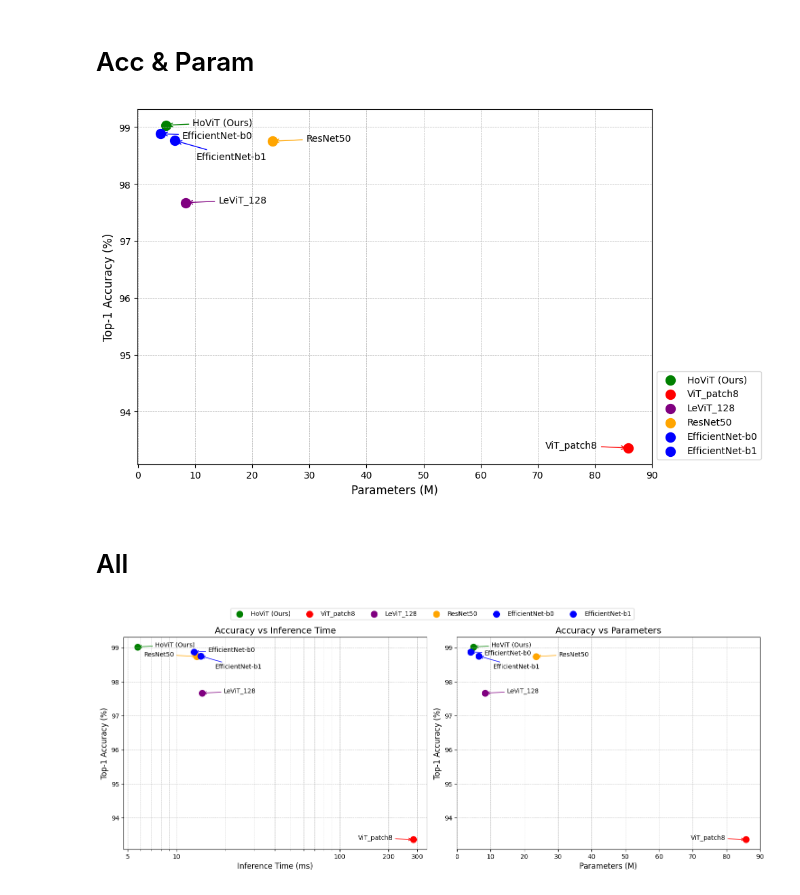
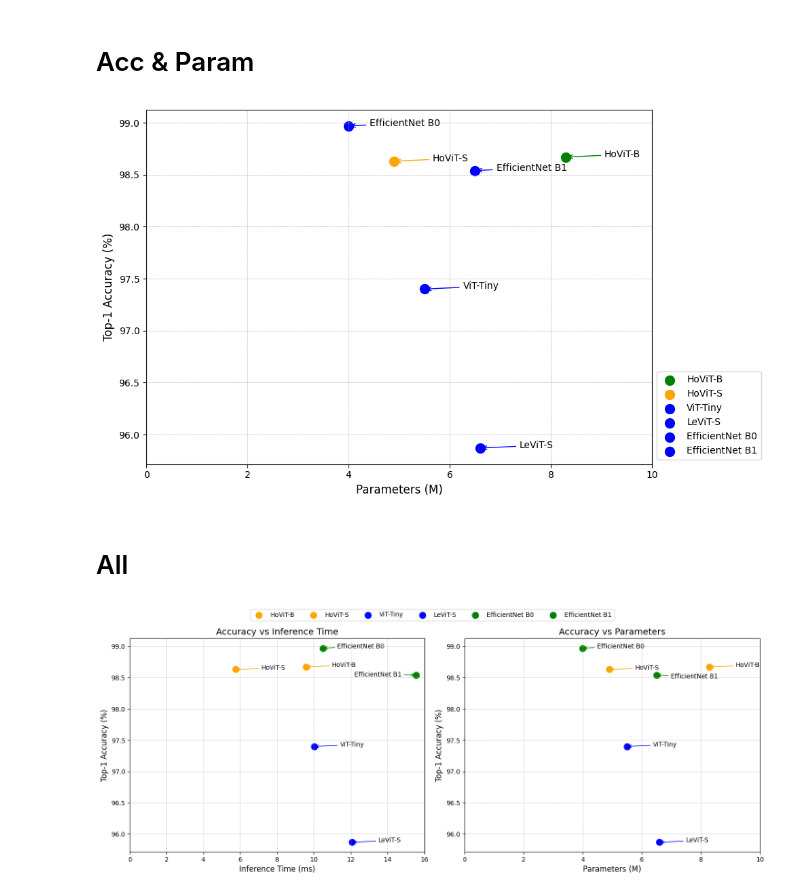
Before and after one commit to hun9008/AI_TeamProject_24FW-, a Jupyter notebook: EDA/Figure1.ipynb, the cells around one changed output. Saved outputs shown, nothing was run; the diff lists cells and outputs as text; code cells hidden in the pictures.

Commit message:
FEAT : figure 1

```diff
--- a/EDA/Figure1.ipynb
+++ b/EDA/Figure1.ipynb
@@ -134,13 +134,13 @@ import numpy as np
 
 # Data
 models = [
-    "HoViT (Ours)", "ViT_patch8", "LeViT_128", "ResNet50",
-    "EfficientNet-b0", "EfficientNet-b1"
+    "HoViT-B", "HoViT-S", "ViT-Tiny", "LeViT-S",
+    "EfficientNet B0", "EfficientNet B1"
 ]
-parameters = [4.9, 85.8, 8.4, 23.5, 4.0, 6.5]  # Parameters (M)
-accuracy = [99.03, 93.36, 97.67, 98.75, 98.88, 98.76]  # Top-1 Accuracy (%)
-latency = [5.74, 282.60, 14.32, 13.29, 12.79, 14.06]  # Inference Time (ms)
-colors = ['green', 'red', 'purple', 'orange', 'blue', 'blue']  # Colors for the models
+parameters = [8.3, 4.9, 5.5, 6.6, 4.0, 6.5]  # Parameters (M)
+accuracy = [98.67, 98.63, 97.40, 95.87, 98.97, 98.54]  # Top-1 Accuracy (%)
+latency = [9.57, 5.74, 10.01, 12.06, 10.49, 15.54]  # Inference Time (ms)
+colors = ['green', 'orange', 'blue', 'blue', 'blue', 'blue', 'red']  # Colors for the models
 
 # Second graph: Accuracy vs Parameters
 plt.figure(figsize=(10, 6))
@@ -162,7 +162,7 @@ for i in range(len(models)):
     )
 
 # Define custom x-ticks
-x_ticks = [0, 10, 20, 30, 40, 50, 60, 70, 80, 90]
+x_ticks = [0, 2, 4, 6, 8, 10]
 # plt.xscale('log')  # Apply log scale to x-axis
 plt.xticks(x_ticks, labels=x_ticks)  # Custom x-axis ticks
 plt.xlabel("Parameters (M)", fontsize=12)
@@ -173,7 +173,7 @@ plt.legend(loc="lower left", fontsize=10, bbox_to_anchor=(1, 0))
 plt.tight_layout()
 plt.show()
 # %% [output]
-[figure, old version]
+[figure, new version]
 # %% [markdown]
 # All
 # %%
@@ -181,13 +181,13 @@ import matplotlib.pyplot as plt
 
 # Data
 models = [
-    "HoViT (Ours)", "ViT_patch8", "LeViT_128", "ResNet50",
-    "EfficientNet-b0", "EfficientNet-b1"
+    "HoViT-B", "HoViT-S", "ViT-Tiny", "LeViT-S",
+    "EfficientNet B0", "EfficientNet B1"
 ]
-parameters = [4.9, 85.8, 8.4, 23.5, 4.0, 6.5]  # Parameters (M)
-accuracy = [99.03, 93.36, 97.67, 98.75, 98.88, 98.76]  # Top-1 Accuracy (%)
-latency = [5.74, 282.60, 14.32, 13.29, 12.79, 14.06]  # Inference Time (ms)
-colors = ['green', 'red', 'purple', 'orange', 'blue', 'blue']  # Colors for the models
+parameters = [8.3, 4.9, 5.5, 6.6, 4.0, 6.5]  # Parameters (M)
+accuracy = [98.67, 98.63, 97.40, 95.87, 98.97, 98.54]  # Top-1 Accuracy (%)
+latency = [9.57, 5.74, 10.01, 12.06, 10.49, 15.54]  # Inference Time (ms)
+colors = ['orange', 'orange', 'blue', 'blue', 'green', 'green']  # Colors for the models
 
 # Create a figure with subplots
 fig, axes = plt.subplots(1, 2, figsize=(15, 6), gridspec_kw={'width_ratios': [1, 1]})
@@ -195,8 +195,8 @@ fig, axes = plt.subplots(1, 2, figsize=(15, 6), gridspec_kw={'width_ratios': [1,
 # First graph: Accuracy vs Inference Time
 for i in range(len(models)):
     axes[0].scatter(latency[i], accuracy[i], label=models[i], color=colors[i], s=100)
-    x_offset = -60 if models[i] in ["ResNet50", "ViT_patch8"] else 60
-    y_offset = -20 if models[i] in ["EfficientNet-b1"] else 0
+    x_offset = -60 if models[i] in ["EfficientNet B1", "ViT_patch8"] else 60
+    y_offset = -2 if models[i] in ["EfficientNet B1"] else 0
     axes[0].annotate(
         models[i],
         (latency[i], accuracy[i]),
@@ -205,39 +205,39 @@ for i in range(len(models)):
         ha="center",
         arrowprops=dict(arrowstyle="->", color=colors[i], lw=1)
     )
-axes[0].set_xscale('log')
+# axes[0].set_xscale('log')
 axes[0].set_xlabel("Inference Time (ms)", fontsize=12)
 axes[0].set_ylabel("Top-1 Accuracy (%)", fontsize=12)
-axes[0].set_xticks([5, 10, 100, 200, 300])
-axes[0].set_xticklabels([5, 10, 100, 200, 300])
+axes[0].set_xticks([0, 2, 4, 6, 8, 10, 12, 14, 16])
+axes[0].set_xticklabels([0, 2, 4, 6, 8, 10, 12, 14, 16])
 axes[0].grid(True, which="both", linestyle="--", linewidth=0.5)
 axes[0].set_title("Accuracy vs Inference Time", fontsize=14)
 
 # Second graph: Accuracy vs Parameters
 for i in range(len(models)):
     axes[1].scatter(parameters[i], accuracy[i], label=models[i], color=colors[i], s=100)
     x_offset = -60 if models[i] in ["ViT_patch8"] else 60
-    y_offset = -20 if models[i] in ["EfficientNet-b1"] else 0
+    y_offset = -5 if models[i] in ["EfficientNet B1"] else 0
     if models[i] == "EfficientNet-b0":
         y_offset = -5
     axes[1].annotate(
         models[i],
         (parameters[i], accuracy[i]),
         textcoords="offset points",
         xytext=(x_offset, y_offset),
         ha="center",
         arrowprops=dict(arrowstyle="->", color=colors[i], lw=1)
     )
-axes[1].set_xticks([0, 10, 20, 30, 40, 50, 60, 70, 80, 90])
-axes[1].set_xticklabels([0, 10, 20, 30, 40, 50, 60, 70, 80, 90])
+axes[1].set_xticks([0, 2, 4, 6, 8, 10])
+axes[1].set_xticklabels([0, 2, 4, 6, 8, 10])
 axes[1].set_xlabel("Parameters (M)", fontsize=12)
 axes[1].set_ylabel("Top-1 Accuracy (%)", fontsize=12)
 axes[1].grid(True, which="both", linestyle="--", linewidth=0.5)
 axes[1].set_title("Accuracy vs Parameters", fontsize=14)
 
 # Common legend
 fig.legend(models, loc="upper center", ncol=6, fontsize=10)
 plt.tight_layout(rect=[0, 0, 1, 0.95])  # Adjust layout to fit the legend
 plt.show()
 # %% [output]
-[figure, old version]
+[figure, new version]
```
Also changed, not shown: parts of 1 cell of this notebook, 1 other file.
